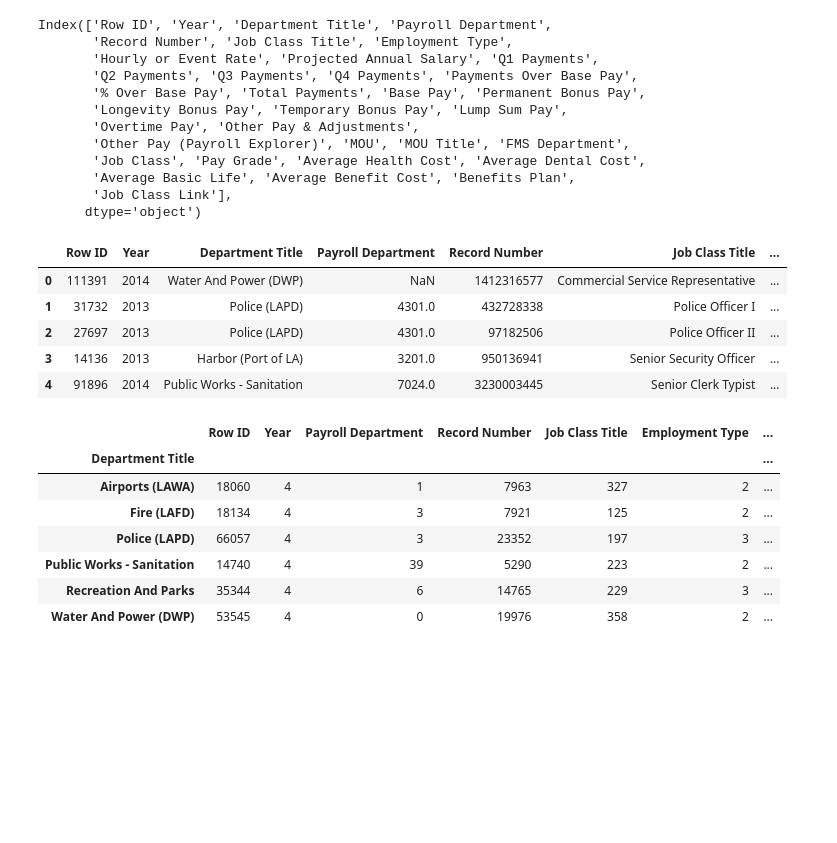
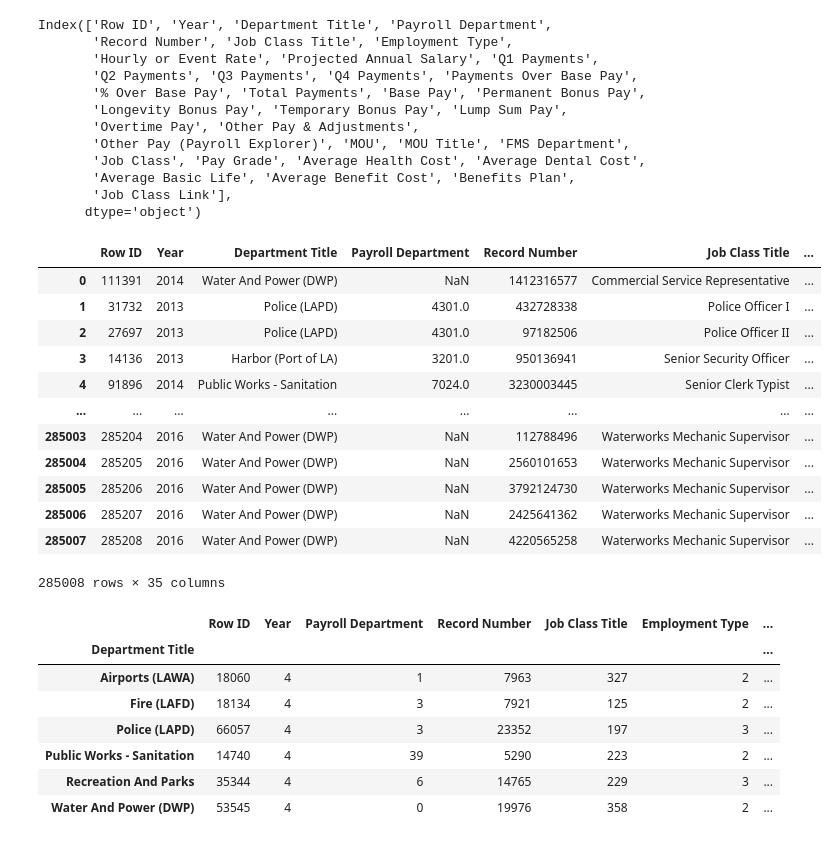
Before and after one commit to harikapeddi/Los_Angeles_Data_Project1, a Jupyter notebook: Salary.ipynb, the cells around one changed output. Cells and saved outputs as stored; diff of their text form; code cells hidden in the pictures; blank space fills up the shorter version.

```diff
--- a/Salary.ipynb
+++ b/Salary.ipynb
@@ -42,14 +42,21 @@ Index(['Row ID', 'Year', 'Department Title', 'Payroll Department',
       dtype='object')
 # %%
 salary_data['% Over Base Pay']=salary_data['% Over Base Pay'].str.replace('%','')
-salary_data.head()
+salary_data
 # %% [output]
 |  | Row ID | Year | Department Title | Payroll Department | Record Number | Job Class Title | ... |
 | 0 | 111391 | 2014 | Water And Power (DWP) | NaN | 1412316577 | Commercial Service Representative | ... |
 | 1 | 31732 | 2013 | Police (LAPD) | 4301.0 | 432728338 | Police Officer I | ... |
 | 2 | 27697 | 2013 | Police (LAPD) | 4301.0 | 97182506 | Police Officer II | ... |
 | 3 | 14136 | 2013 | Harbor (Port of LA) | 3201.0 | 950136941 | Senior Security Officer | ... |
 | 4 | 91896 | 2014 | Public Works - Sanitation | 7024.0 | 3230003445 | Senior Clerk Typist | ... |
+| ... | ... | ... | ... | ... | ... | ... | ... |
+| 285003 | 285204 | 2016 | Water And Power (DWP) | NaN | 112788496 | Waterworks Mechanic Supervisor | ... |
+| 285004 | 285205 | 2016 | Water And Power (DWP) | NaN | 2560101653 | Waterworks Mechanic Supervisor | ... |
+| 285005 | 285206 | 2016 | Water And Power (DWP) | NaN | 3792124730 | Waterworks Mechanic Supervisor | ... |
+| 285006 | 285207 | 2016 | Water And Power (DWP) | NaN | 2425641362 | Waterworks Mechanic Supervisor | ... |
+| 285007 | 285208 | 2016 | Water And Power (DWP) | NaN | 4220565258 | Waterworks Mechanic Supervisor | ... |
+285008 rows × 35 columns
 # %%
 group_salary = salary_data.groupby('Department Title').nunique()
 select_data = group_salary[group_salary['Total Payments']>10000]
```
